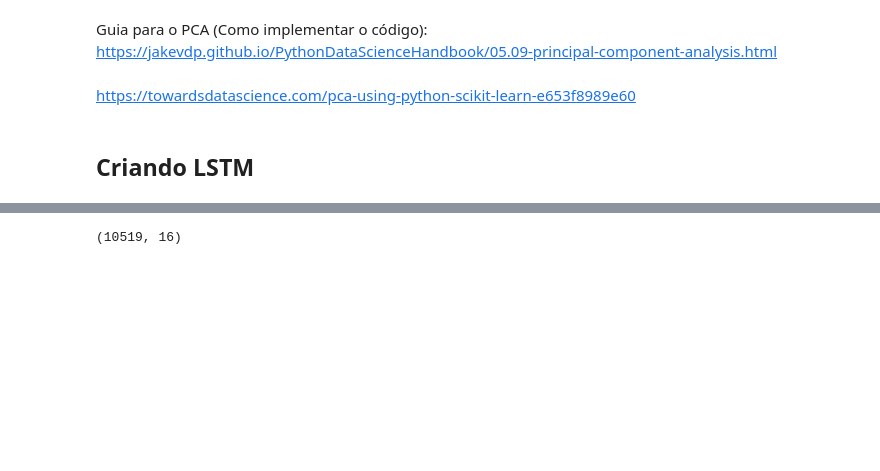
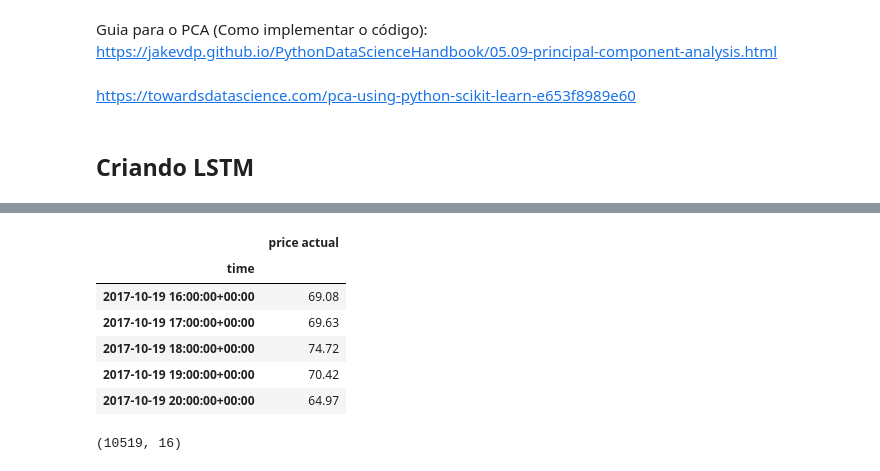
Before and after one commit to secretaria-ICA/Previsao_do_Preco_de_Energia, a Jupyter notebook: TCC_Energia.ipynb, the cells around one changed output, grey strips where cells are left out. Saved outputs shown, nothing was run; the diff lists cells and outputs as text; code cells hidden in the pictures; blank space fills up the shorter version.

```diff
--- a/TCC_Energia.ipynb
+++ b/TCC_Energia.ipynb
@@ -1505,3 +1536,13 @@ df_variavel_alvo_teste_modelo.set_index('time',inplace=True)
+# %%
+df_variavel_alvo_teste_modelo.head()
+# %% [output]
+|  | price actual |
+| time |  |
+| 2017-10-19 16:00:00+00:00 | 69.08 |
+| 2017-10-19 17:00:00+00:00 | 69.63 |
+| 2017-10-19 18:00:00+00:00 | 74.72 |
+| 2017-10-19 19:00:00+00:00 | 70.42 |
+| 2017-10-19 20:00:00+00:00 | 64.97 |
 # %%
 df_teste_modelo.shape
 # %% [output]
```
Also changed, not shown: parts of 15 cells of this notebook.
